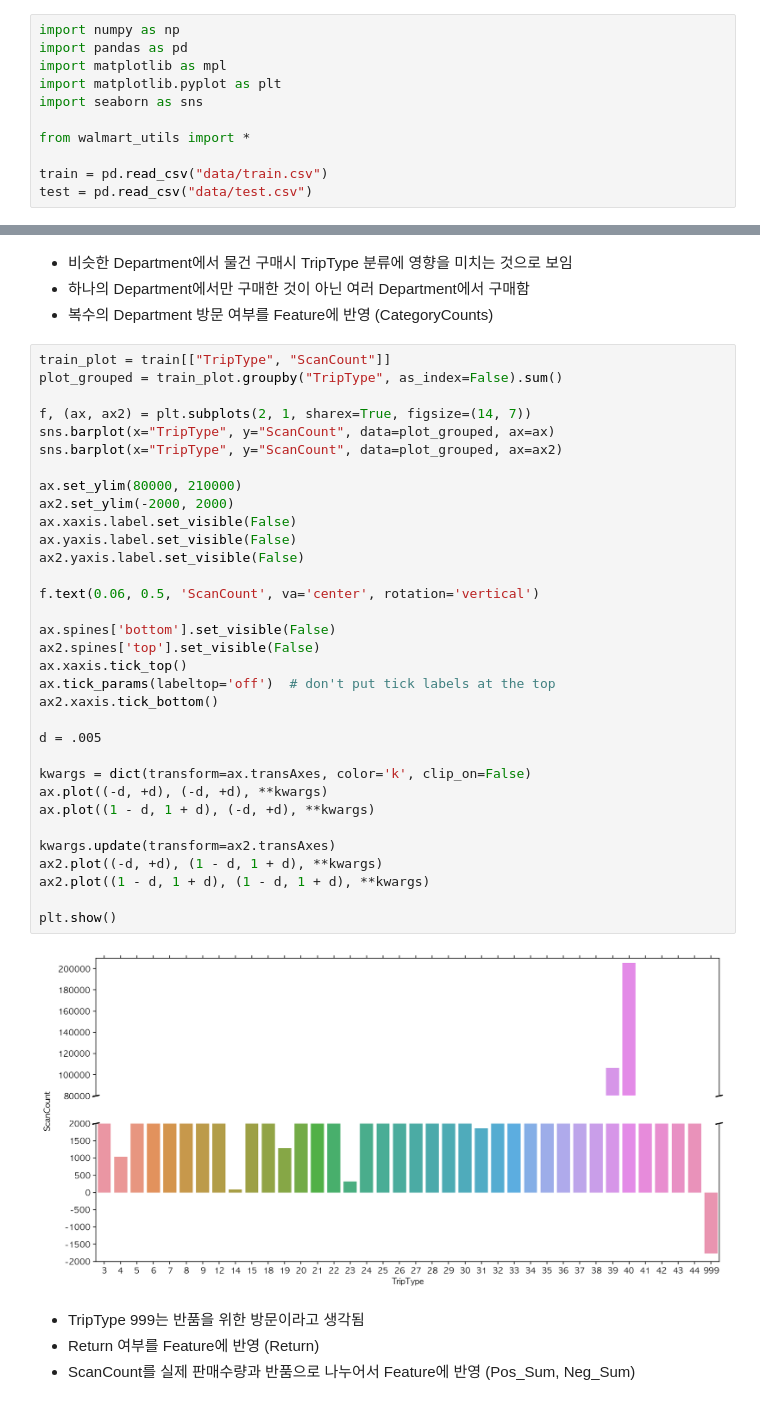
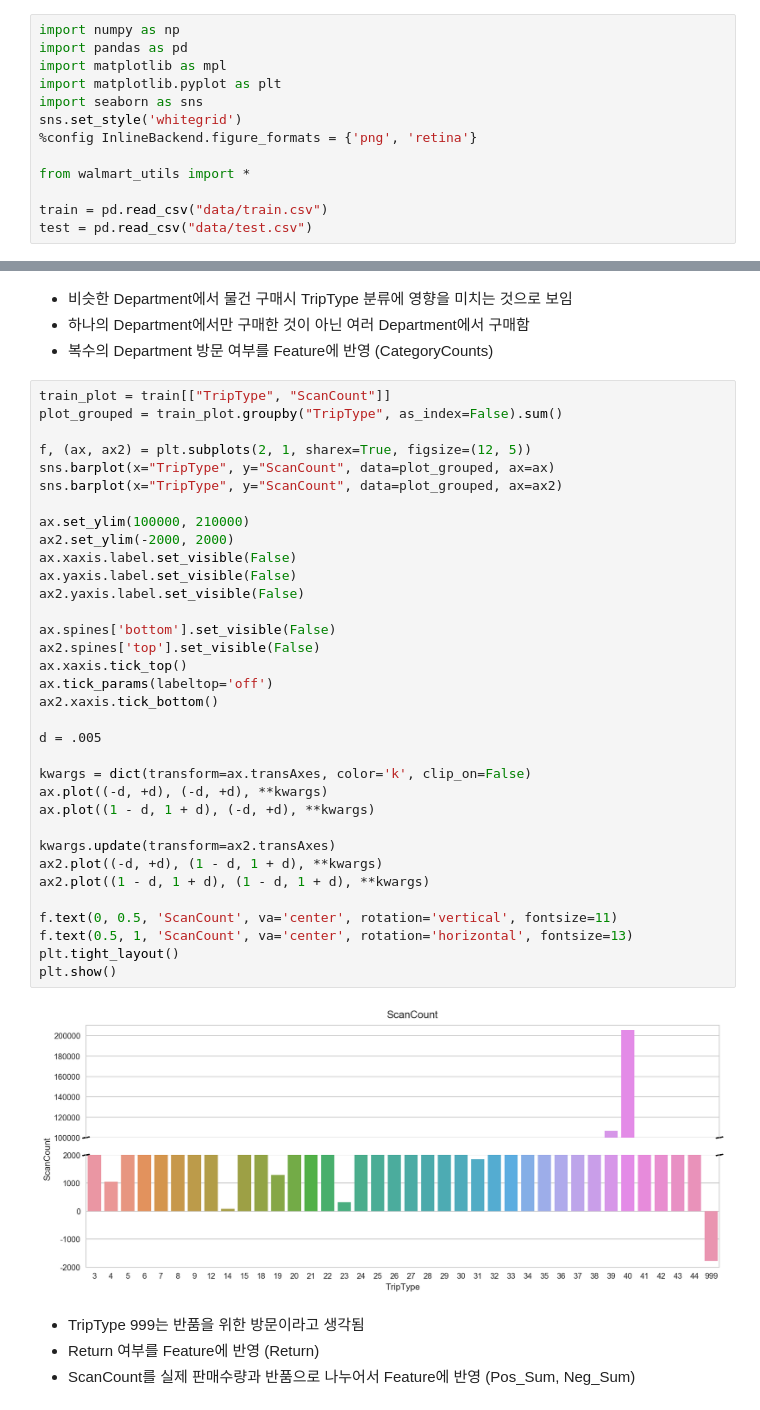
Before and after one commit to iayrots/dss7_SWYA_walmart, a Jupyter notebook: main_presentation/2팀(SWYA)_B_발표자료.ipynb, the cells around one changed output, grey strips where cells are left out. Cells and saved outputs as stored; diff of their text form.

```diff
--- a/main_presentation/2팀(SWYA)_B_발표자료.ipynb
+++ b/main_presentation/2팀(SWYA)_B_발표자료.ipynb
@@ -96,6 +92,8 @@ import pandas as pd
 import matplotlib as mpl
 import matplotlib.pyplot as plt
 import seaborn as sns
+sns.set_style('whitegrid')
+%config InlineBackend.figure_formats = {'png', 'retina'}
 
 from walmart_utils import *
 
@@ -235,38 +238,39 @@ plt.show()
 # %%
 train_plot = train[["TripType", "ScanCount"]]
 plot_grouped = train_plot.groupby("TripType", as_index=False).sum()
 
-f, (ax, ax2) = plt.subplots(2, 1, sharex=True, figsize=(14, 7))
+f, (ax, ax2) = plt.subplots(2, 1, sharex=True, figsize=(12, 5))
 sns.barplot(x="TripType", y="ScanCount", data=plot_grouped, ax=ax)
 sns.barplot(x="TripType", y="ScanCount", data=plot_grouped, ax=ax2)
 
-ax.set_ylim(80000, 210000)
+ax.set_ylim(100000, 210000)
 ax2.set_ylim(-2000, 2000)
 ax.xaxis.label.set_visible(False)
 ax.yaxis.label.set_visible(False)
 ax2.yaxis.label.set_visible(False)
 
-f.text(0.06, 0.5, 'ScanCount', va='center', rotation='vertical')
-
 ax.spines['bottom'].set_visible(False)
 ax2.spines['top'].set_visible(False)
 ax.xaxis.tick_top()
-ax.tick_params(labeltop='off')  # don't put tick labels at the top
+ax.tick_params(labeltop='off')
 ax2.xaxis.tick_bottom()
 
 d = .005
 
 kwargs = dict(transform=ax.transAxes, color='k', clip_on=False)
 ax.plot((-d, +d), (-d, +d), **kwargs)
 ax.plot((1 - d, 1 + d), (-d, +d), **kwargs)
 
 kwargs.update(transform=ax2.transAxes)
 ax2.plot((-d, +d), (1 - d, 1 + d), **kwargs)
 ax2.plot((1 - d, 1 + d), (1 - d, 1 + d), **kwargs)
 
+f.text(0, 0.5, 'ScanCount', va='center', rotation='vertical', fontsize=11)
+f.text(0.5, 1, 'ScanCount', va='center', rotation='horizontal', fontsize=13)
+plt.tight_layout()
 plt.show()
 # %% [output]
-[figure, old version]
+[figure, new version]
 # %% [markdown]
 - TripType 999는 반품을 위한 방문이라고 생각됨
 - Return 여부를 Feature에 반영 (Return)
```
Also changed, not shown: parts of 40 cells of this notebook.
